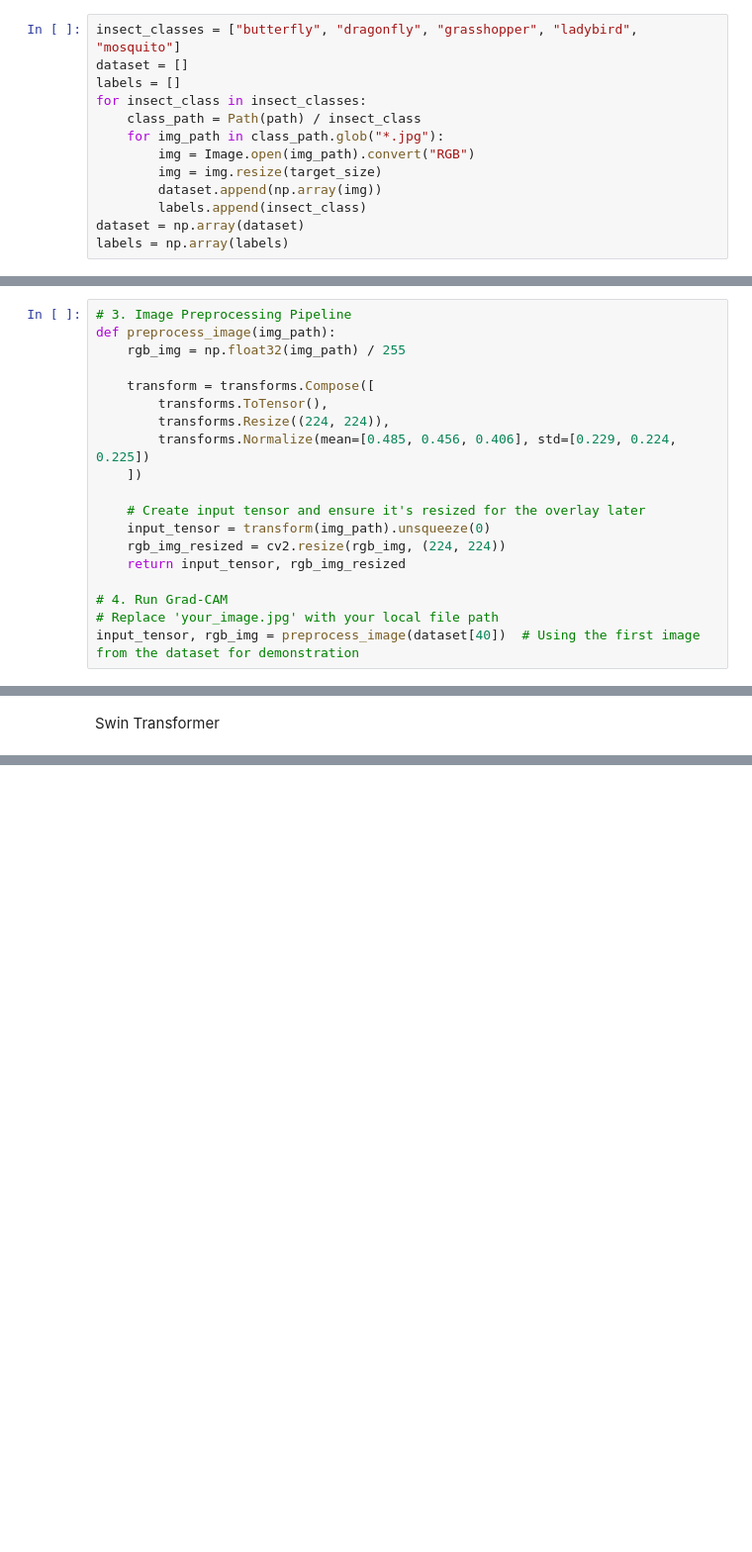
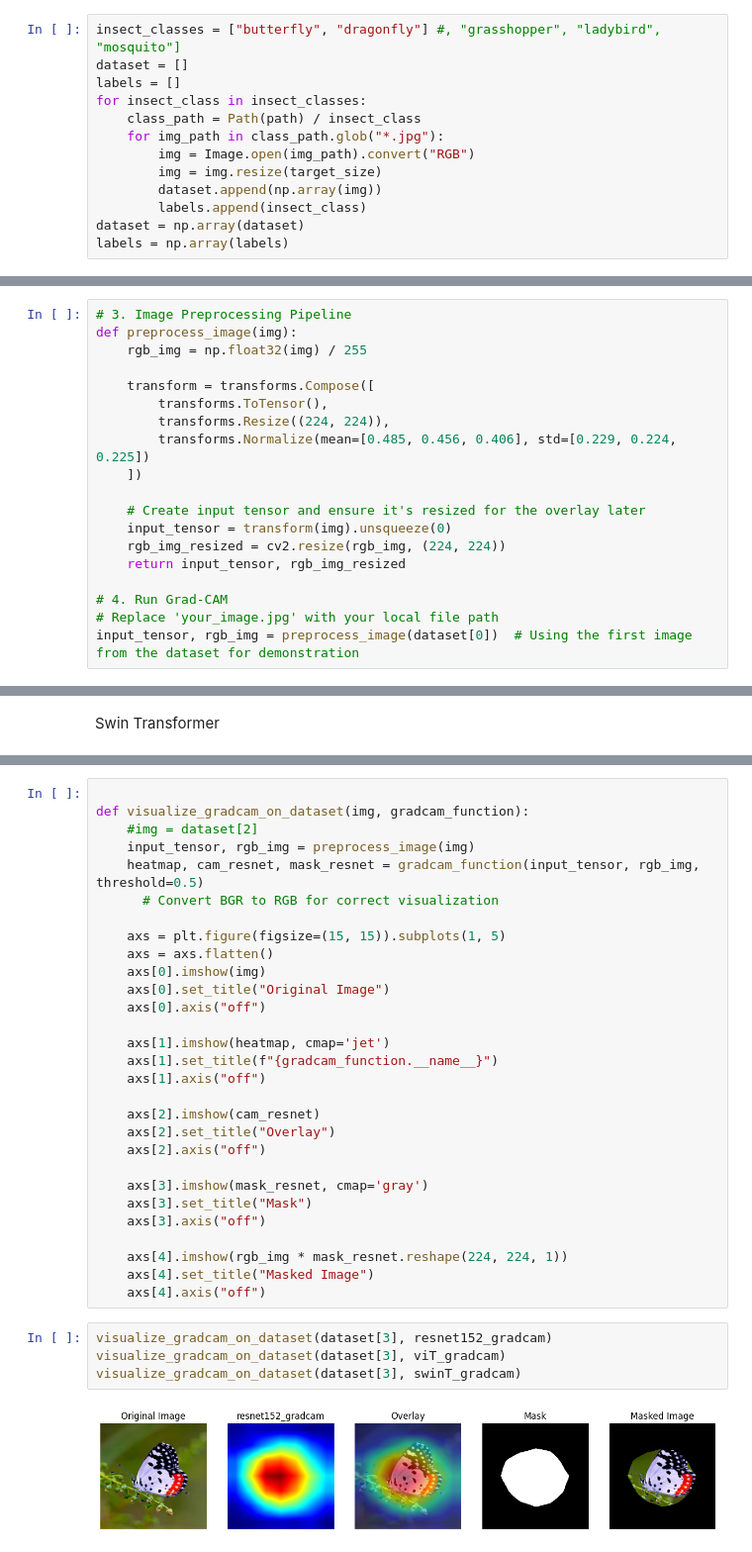
Before and after one commit to valeoDM/InsectClassifier, a Jupyter notebook: code.ipynb, the cells around one changed output, grey strips where cells are left out. Shown at 99% size. Saved outputs shown, nothing was run; the diff lists cells and outputs as text; blank space fills up the shorter version.

```diff
--- a/code.ipynb
+++ b/code.ipynb
@@ -5,7 +6,7 @@ from pathlib import Path
 path = "./Dataset"
 target_size = (224, 224)
 # %%
-insect_classes = ["butterfly", "dragonfly", "grasshopper", "ladybird", "mosquito"]
+insect_classes = ["butterfly", "dragonfly"] #, "grasshopper", "ladybird", "mosquito"]
 dataset = []
 labels = []
 for insect_class in insect_classes:
@@ -50,8 +47,8 @@ from pytorch_grad_cam.utils.model_targets import ClassifierOutputTarget
 from pytorch_grad_cam.utils.image import show_cam_on_image
 # %%
 # 3. Image Preprocessing Pipeline
-def preprocess_image(img_path):
-    rgb_img = np.float32(img_path) / 255
+def preprocess_image(img):
+    rgb_img = np.float32(img) / 255
 
     transform = transforms.Compose([
         transforms.ToTensor(),
@@ -60,10 +57,10 @@ def preprocess_image(img_path):
     ])
 
     # Create input tensor and ensure it's resized for the overlay later
-    input_tensor = transform(img_path).unsqueeze(0)
+    input_tensor = transform(img).unsqueeze(0)
     rgb_img_resized = cv2.resize(rgb_img, (224, 224))
     return input_tensor, rgb_img_resized
 
 # 4. Run Grad-CAM
 # Replace 'your_image.jpg' with your local file path
-input_tensor, rgb_img = preprocess_image(dataset[40])  # Using the first image from the dataset for demonstration
+input_tensor, rgb_img = preprocess_image(dataset[0])  # Using the first image from the dataset for demonstration
@@ -181,0 +192,35 @@ plt.imshow(rgb_img * mask.reshape(224, 224,1))  # Apply the mask to the original
+# %%
+
+def visualize_gradcam_on_dataset(img, gradcam_function):
+    #img = dataset[2]
+    input_tensor, rgb_img = preprocess_image(img)
+    heatmap, cam_resnet, mask_resnet = gradcam_function(input_tensor, rgb_img, threshold=0.5)
+      # Convert BGR to RGB for correct visualization
+
+    axs = plt.figure(figsize=(15, 15)).subplots(1, 5)
+    axs = axs.flatten()
+    axs[0].imshow(img)
+    axs[0].set_title("Original Image")
+    axs[0].axis("off")
+
+    axs[1].imshow(heatmap, cmap='jet')
+    axs[1].set_title(f"{gradcam_function.__name__}")
+    axs[1].axis("off")
+
+    axs[2].imshow(cam_resnet)
+    axs[2].set_title("Overlay")
+    axs[2].axis("off")
+
+    axs[3].imshow(mask_resnet, cmap='gray')
+    axs[3].set_title("Mask")
+    axs[3].axis("off")
+
+    axs[4].imshow(rgb_img * mask_resnet.reshape(224, 224, 1))
+    axs[4].set_title("Masked Image")
+    axs[4].axis("off")
+# %%
+visualize_gradcam_on_dataset(dataset[3], resnet152_gradcam)
+visualize_gradcam_on_dataset(dataset[3], viT_gradcam)
+visualize_gradcam_on_dataset(dataset[3], swinT_gradcam)
+# %% [output]
+[figure, added]
```
Also changed, not shown: parts of 27 cells of this notebook, 44 other files.
